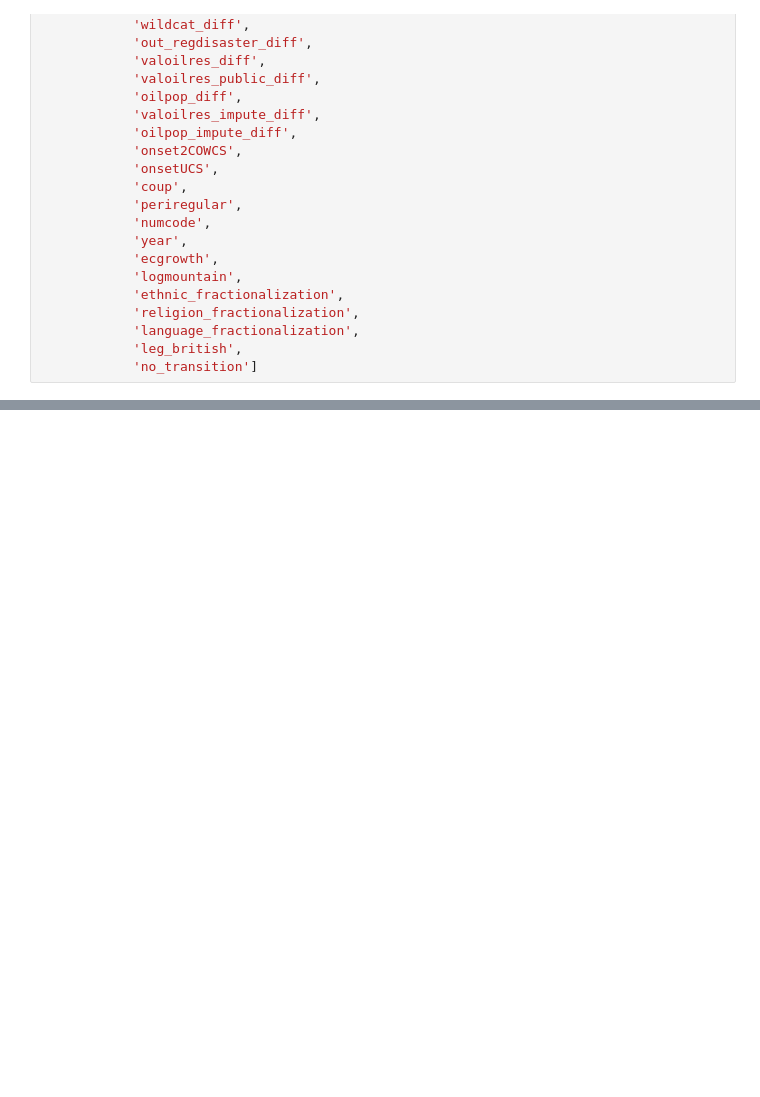
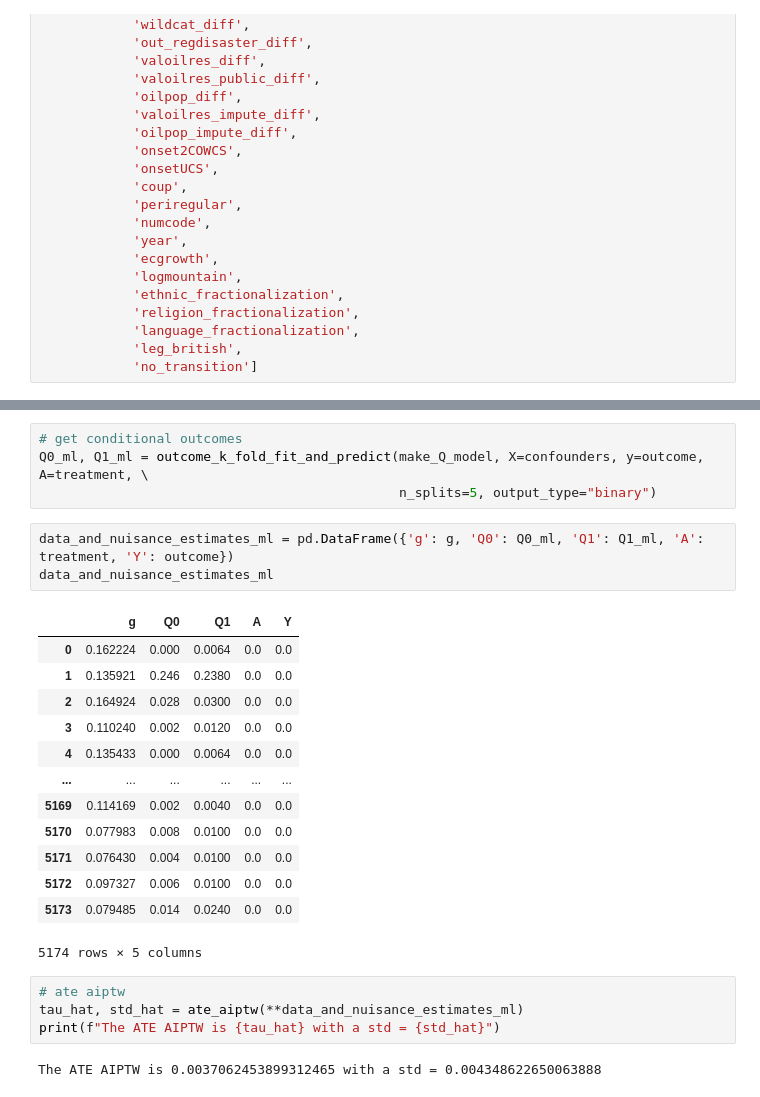
Before and after one commit to wanranzhao/STAT27420-final-code, a Jupyter notebook: Code/model_fitting.ipynb, the cells around one changed output, grey strips where cells are left out. Cells and saved outputs as stored; diff of their text form; blank space fills up the shorter version.

```diff
--- a/Code/model_fitting.ipynb
+++ b/Code/model_fitting.ipynb
@@ -265,0 +266,27 @@ dtype: int64
+# %%
+# get conditional outcomes
+Q0_ml, Q1_ml = outcome_k_fold_fit_and_predict(make_Q_model, X=confounders, y=outcome, A=treatment, \
+                                              n_splits=5, output_type="binary")
+# %%
+data_and_nuisance_estimates_ml = pd.DataFrame({'g': g, 'Q0': Q0_ml, 'Q1': Q1_ml, 'A': treatment, 'Y': outcome})
+data_and_nuisance_estimates_ml
+# %% [output]
+|  | g | Q0 | Q1 | A | Y |
+| 0 | 0.162224 | 0.000 | 0.0064 | 0.0 | 0.0 |
+| 1 | 0.135921 | 0.246 | 0.2380 | 0.0 | 0.0 |
+| 2 | 0.164924 | 0.028 | 0.0300 | 0.0 | 0.0 |
+| 3 | 0.110240 | 0.002 | 0.0120 | 0.0 | 0.0 |
+| 4 | 0.135433 | 0.000 | 0.0064 | 0.0 | 0.0 |
+| ... | ... | ... | ... | ... | ... |
+| 5169 | 0.114169 | 0.002 | 0.0040 | 0.0 | 0.0 |
+| 5170 | 0.077983 | 0.008 | 0.0100 | 0.0 | 0.0 |
+| 5171 | 0.076430 | 0.004 | 0.0100 | 0.0 | 0.0 |
+| 5172 | 0.097327 | 0.006 | 0.0100 | 0.0 | 0.0 |
+| 5173 | 0.079485 | 0.014 | 0.0240 | 0.0 | 0.0 |
+5174 rows × 5 columns
+# %%
+# ate aiptw
+tau_hat, std_hat = ate_aiptw(**data_and_nuisance_estimates_ml)
+print(f"The ATE AIPTW is {tau_hat} with a std = {std_hat}")
+# %% [output]
+The ATE AIPTW is 0.0037062453899312465 with a std = 0.004348622650063888
```
Also changed, not shown: parts of 14 cells of this notebook.
